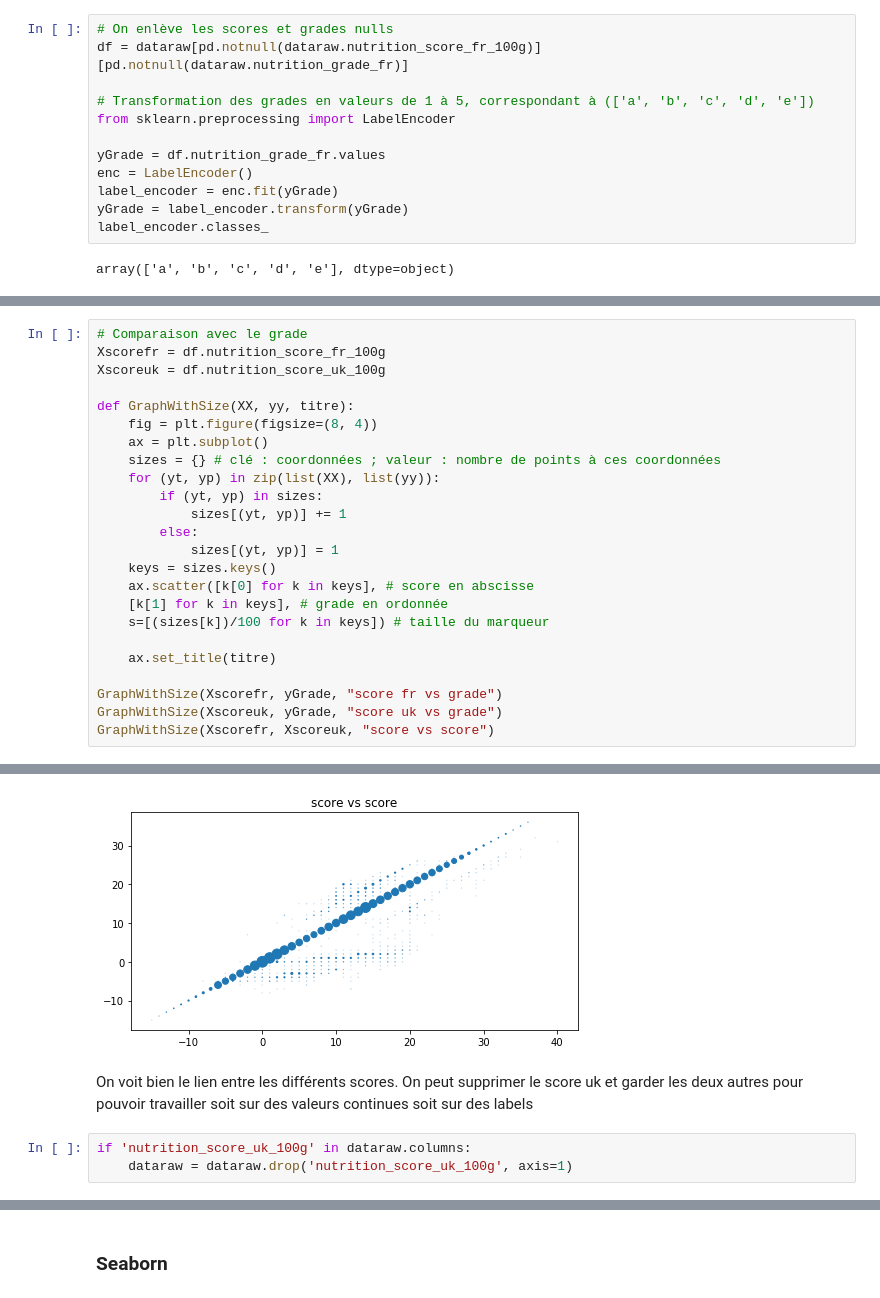
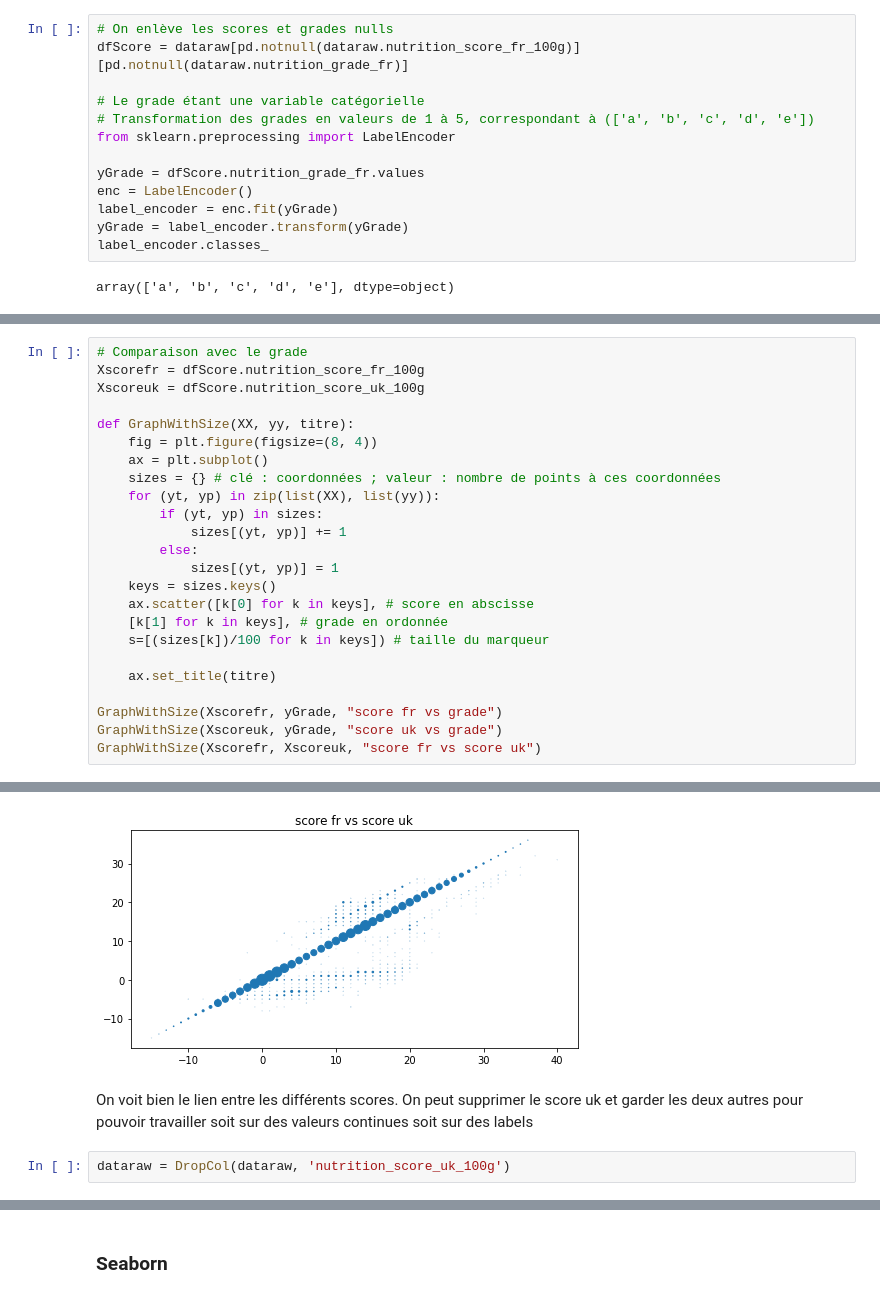
Before and after one commit to morganscao/Projet1, a Jupyter notebook: Projet1 - Exploration.ipynb, the cells around one changed output, grey strips where cells are left out. Cells and saved outputs as stored; diff of their text form.

```diff
--- a/Projet1 - Exploration.ipynb
+++ b/Projet1 - Exploration.ipynb
@@ -49,12 +59,13 @@ dataraw.describe()
 Il y a trois colonnes de score (nutrition_score_fr_100g, nutrition_score_uk_100g et nutrition_grade_fr), examinons les
 # %%
 # On enlève les scores et grades nulls
-df = dataraw[pd.notnull(dataraw.nutrition_score_fr_100g)][pd.notnull(dataraw.nutrition_grade_fr)]
+dfScore = dataraw[pd.notnull(dataraw.nutrition_score_fr_100g)][pd.notnull(dataraw.nutrition_grade_fr)]
 
+# Le grade étant une variable catégorielle
 # Transformation des grades en valeurs de 1 à 5, correspondant à (['a', 'b', 'c', 'd', 'e'])
 from sklearn.preprocessing import LabelEncoder
 
-yGrade = df.nutrition_grade_fr.values
+yGrade = dfScore.nutrition_grade_fr.values
 enc = LabelEncoder()
 label_encoder = enc.fit(yGrade)
 yGrade = label_encoder.transform(yGrade)
@@ -72,33 +92,32 @@ plt.xlabel("grade")
 # %%
 # Comparaison avec le grade
-Xscorefr = df.nutrition_score_fr_100g
-Xscoreuk = df.nutrition_score_uk_100g
+Xscorefr = dfScore.nutrition_score_fr_100g
+Xscoreuk = dfScore.nutrition_score_uk_100g
 
 def GraphWithSize(XX, yy, titre):
     fig = plt.figure(figsize=(8, 4))
     ax = plt.subplot()
     sizes = {} # clé : coordonnées ; valeur : nombre de points à ces coordonnées
     for (yt, yp) in zip(list(XX), list(yy)):
         if (yt, yp) in sizes:
             sizes[(yt, yp)] += 1
         else:
             sizes[(yt, yp)] = 1
     keys = sizes.keys()
     ax.scatter([k[0] for k in keys], # score en abscisse
     [k[1] for k in keys], # grade en ordonnée
     s=[(sizes[k])/100 for k in keys]) # taille du marqueur
 
     ax.set_title(titre)
 
 GraphWithSize(Xscorefr, yGrade, "score fr vs grade")
 GraphWithSize(Xscoreuk, yGrade, "score uk vs grade")
-GraphWithSize(Xscorefr, Xscoreuk, "score vs score")
+GraphWithSize(Xscorefr, Xscoreuk, "score fr vs score uk")
 # %% [output]
 [figure]
 [figure]
-[figure, old version]
+[figure, new version]
 # %% [markdown]
 On voit bien le lien entre les différents scores. On peut supprimer le score uk et garder les deux autres pour pouvoir travailler soit sur des valeurs continues soit sur des labels
-# %%
-if 'nutrition_score_uk_100g' in dataraw.columns:
-    dataraw = dataraw.drop('nutrition_score_uk_100g', axis=1)
+# %%
+dataraw = DropCol(dataraw, 'nutrition_score_uk_100g')
```
Also changed, not shown: parts of 37 cells of this notebook, 1 other file.
